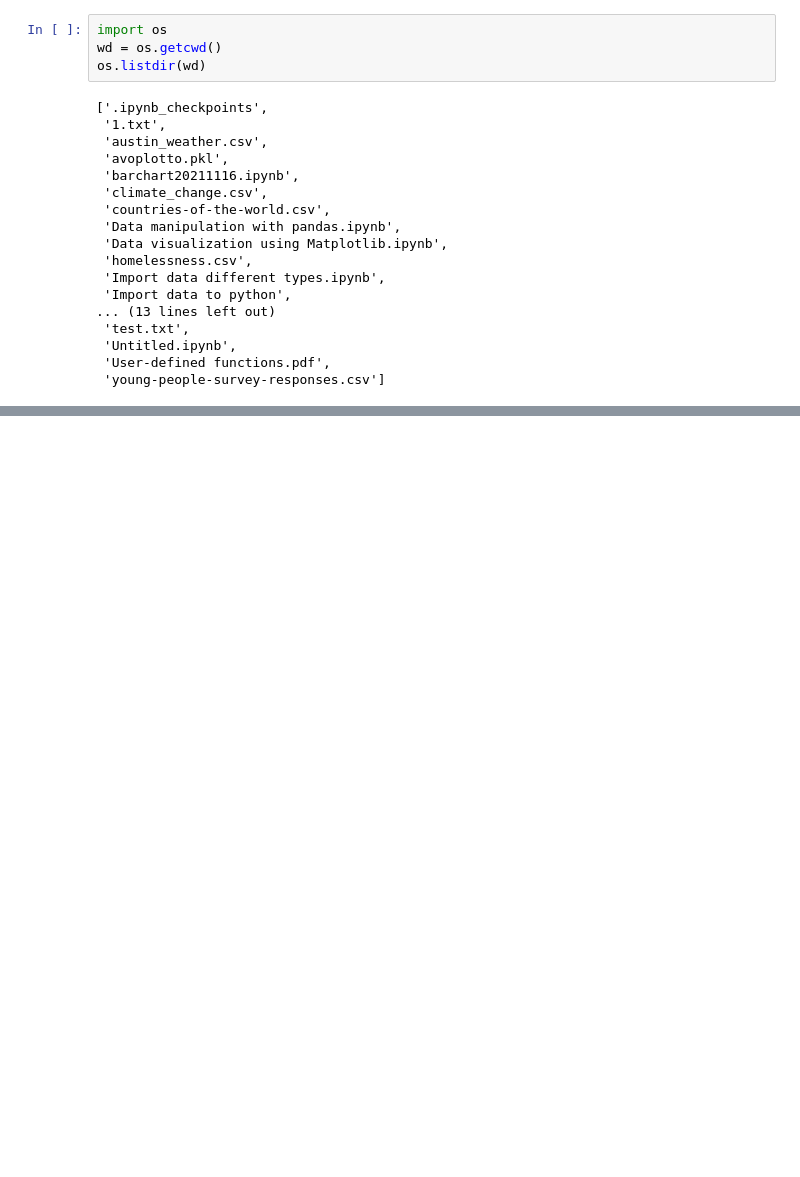
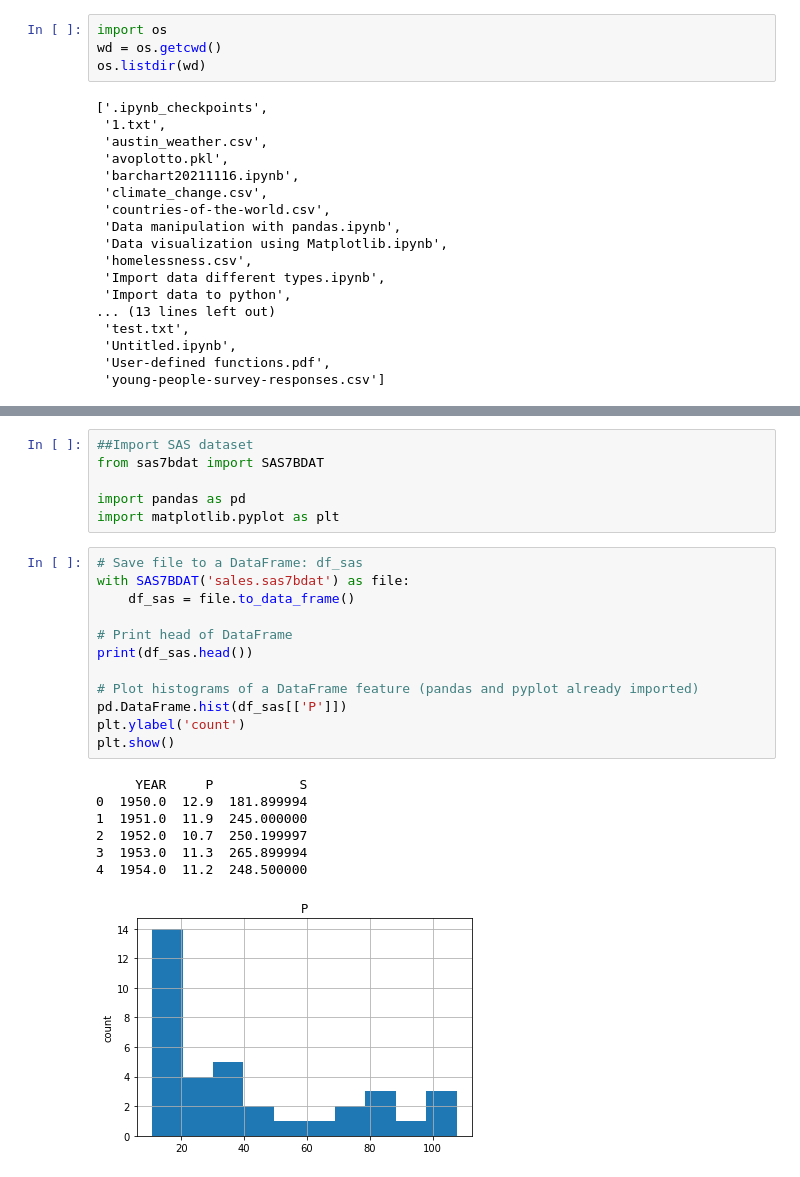
Before and after one commit to ZhijunWang1991/Data_analysis_using_Python, a Jupyter notebook: Datacamp/Import data to python/Import data different types.ipynb, the cells around one changed output, grey strips where cells are left out. Cells and saved outputs as stored; diff of their text form; blank space fills up the shorter version.

```diff
--- a/Datacamp/Import data to python/Import data different types.ipynb
+++ b/Datacamp/Import data to python/Import data different types.ipynb
@@ -38,0 +91,26 @@ FileNotFoundError: [Errno 2] No such file or directory: 'battledeath.xlsx'
+# %%
+##Import SAS dataset
+from sas7bdat import SAS7BDAT
+
+import pandas as pd
+import matplotlib.pyplot as plt
+# %%
+# Save file to a DataFrame: df_sas
+with SAS7BDAT('sales.sas7bdat') as file:
+    df_sas = file.to_data_frame()
+
+# Print head of DataFrame
+print(df_sas.head())
+
+# Plot histograms of a DataFrame feature (pandas and pyplot already imported)
+pd.DataFrame.hist(df_sas[['P']])
+plt.ylabel('count')
+plt.show()
+# %% [output]
+     YEAR     P           S
+0  1950.0  12.9  181.899994
+1  1951.0  11.9  245.000000
+2  1952.0  10.7  250.199997
+3  1953.0  11.3  265.899994
+4  1954.0  11.2  248.500000
+[figure, added]
```
Also changed, not shown: parts of 10 cells of this notebook, 4 other files.
